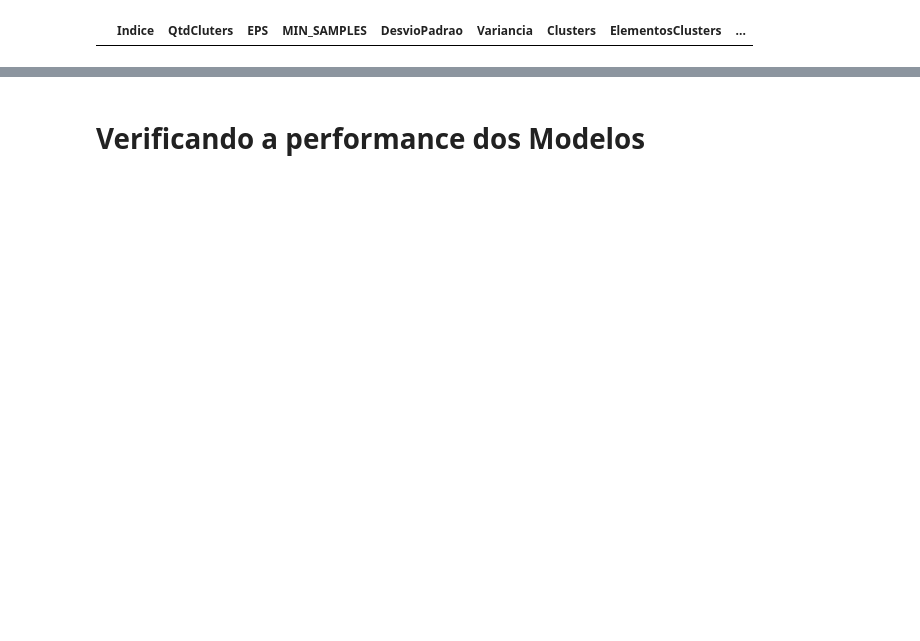
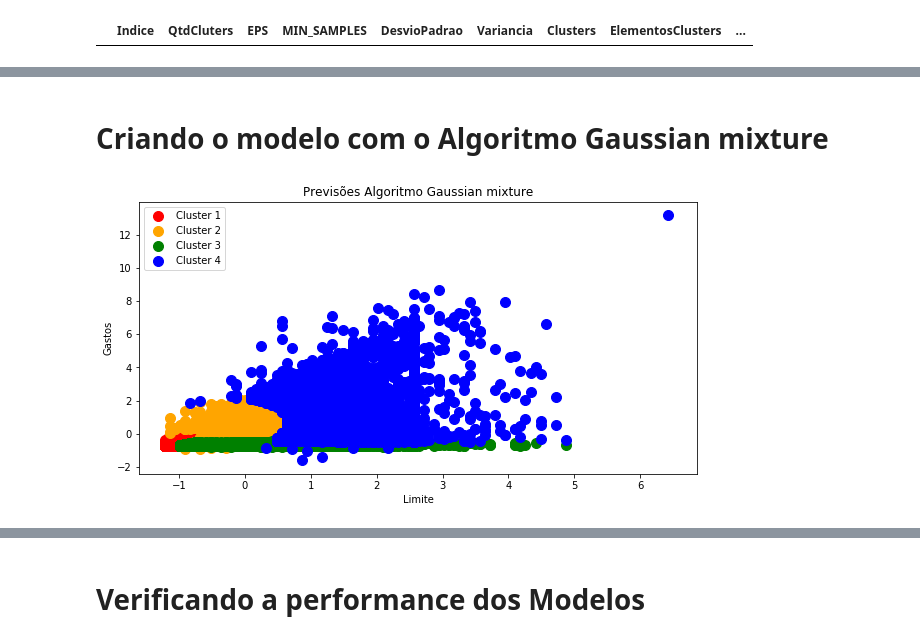
Before and after one commit to charlessodre/Charles_Estudo_Algoritmos_Agrupamento, a Jupyter notebook: Estudo_Algoritmos_Agrupamento/estudo_algoritmos_agrupamento.ipynb, the cells around one changed output, grey strips where cells are left out. Saved outputs shown, nothing was run; the diff lists cells and outputs as text; code cells hidden in the pictures; blank space fills up the shorter version.

```diff
--- a/Estudo_Algoritmos_Agrupamento/estudo_algoritmos_agrupamento.ipynb
+++ b/Estudo_Algoritmos_Agrupamento/estudo_algoritmos_agrupamento.ipynb
@@ -288,0 +342,25 @@ df_cfg.to_csv('Testes_Parametros_DBSCAN.csv')
+# %% [markdown]
+# Criando o modelo com o Algoritmo Gaussian mixture
+# %%
+from sklearn import mixture
+
+# https://scikit-learn.org/stable/modules/mixture.html#mixture
+# Para esse estudo vamos considerar o número de Clusters também igual a 4.
+
+gmm = mixture.GaussianMixture(n_components=4, covariance_type='full')
+previsoes_gaussian = gmm.fit_predict(atributos)
+# %%
+# Plota o grafico com os agrupamentos
+plt.figure(figsize=(10,5))
+plt.title('Previsões Algoritmo Gaussian mixture')
+plt.scatter(atributos[previsoes_gaussian == 0, 0],  atributos[previsoes_gaussian == 0, 1],  s = 100, c = 'red',      label = 'Cluster 1')
+plt.scatter(atributos[previsoes_gaussian == 1, 0],  atributos[previsoes_gaussian == 1, 1],  s = 100, c = 'orange',   label = 'Cluster 2')
+plt.scatter(atributos[previsoes_gaussian == 2, 0],  atributos[previsoes_gaussian == 2, 1],  s = 100, c = 'green',    label = 'Cluster 3')
+plt.scatter(atributos[previsoes_gaussian == 3, 0],  atributos[previsoes_gaussian == 3, 1],  s = 100, c = 'blue',     label = 'Cluster 4')
+plt.xlabel('Limite')
+plt.ylabel('Gastos')
+plt.legend()
+plt.savefig(fname='Gaussian.png', dpi=100)
+plt.show();
+# %% [output]
+[figure, added]
```
Also changed, not shown: parts of 29 cells of this notebook, 5 other files.
